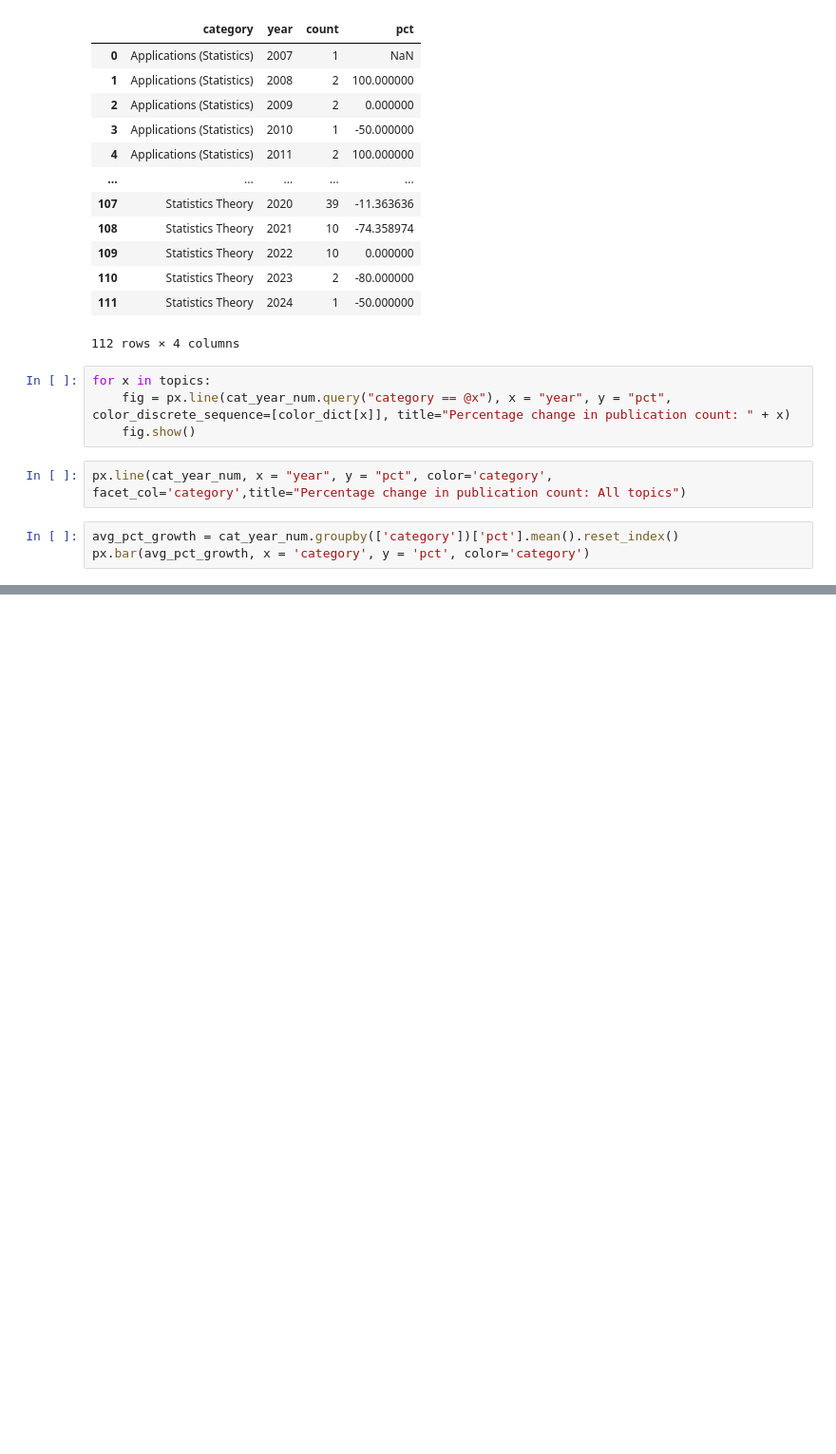
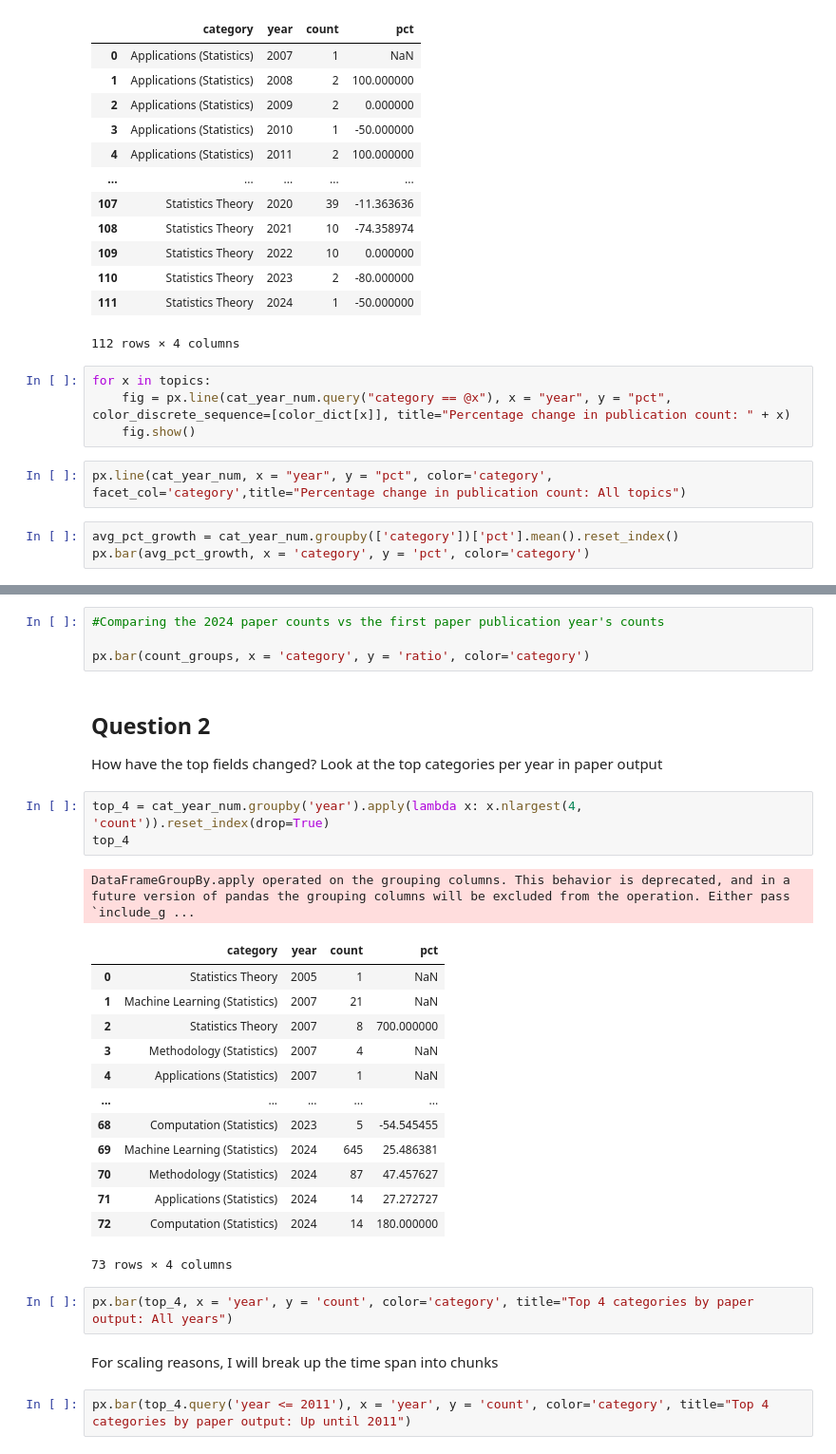
Before and after one commit to narenp12/stats140finalproj, a Jupyter notebook: stat.ipynb, the cells around one changed output, grey strips where cells are left out. Shown: that part at 95% size. Cells and saved outputs as stored; diff of their text form; blank space fills up the shorter version.

Commit message:
Finished labeling top topics in output per year

```diff
--- a/stat.ipynb
+++ b/stat.ipynb
@@ -120,0 +135,32 @@ px.bar(avg_pct_growth, x = 'category', y = 'pct', color='category')
+# %%
+#Comparing the 2024 paper counts vs the first paper publication year's counts
+
+px.bar(count_groups, x = 'category', y = 'ratio', color='category')
+# %% [markdown]
+## Question 2
+
+How have the top fields changed? Look at the top categories per year in paper output
+# %%
+top_4 = cat_year_num.groupby('year').apply(lambda x: x.nlargest(4, 'count')).reset_index(drop=True)
+top_4
+# %% [output]
+DataFrameGroupBy.apply operated on the grouping columns. This behavior is deprecated, and in a future version of pandas the grouping columns will be excluded from the operation. Either pass `include_g ...
+|  | category | year | count | pct |
+| 0 | Statistics Theory | 2005 | 1 | NaN |
+| 1 | Machine Learning (Statistics) | 2007 | 21 | NaN |
+| 2 | Statistics Theory | 2007 | 8 | 700.000000 |
+| 3 | Methodology (Statistics) | 2007 | 4 | NaN |
+| 4 | Applications (Statistics) | 2007 | 1 | NaN |
+| ... | ... | ... | ... | ... |
+| 68 | Computation (Statistics) | 2023 | 5 | -54.545455 |
+| 69 | Machine Learning (Statistics) | 2024 | 645 | 25.486381 |
+| 70 | Methodology (Statistics) | 2024 | 87 | 47.457627 |
+| 71 | Applications (Statistics) | 2024 | 14 | 27.272727 |
+| 72 | Computation (Statistics) | 2024 | 14 | 180.000000 |
+73 rows × 4 columns
+# %%
+px.bar(top_4, x = 'year', y = 'count', color='category', title="Top 4 categories by paper output: All years")
+# %% [markdown]
+For scaling reasons, I will break up the time span into chunks
+# %%
+px.bar(top_4.query('year <= 2011'), x = 'year', y = 'count', color='category', title="Top 4 categories by paper output: Up until 2011")
```
Also changed, not shown: parts of 8 cells of this notebook.
